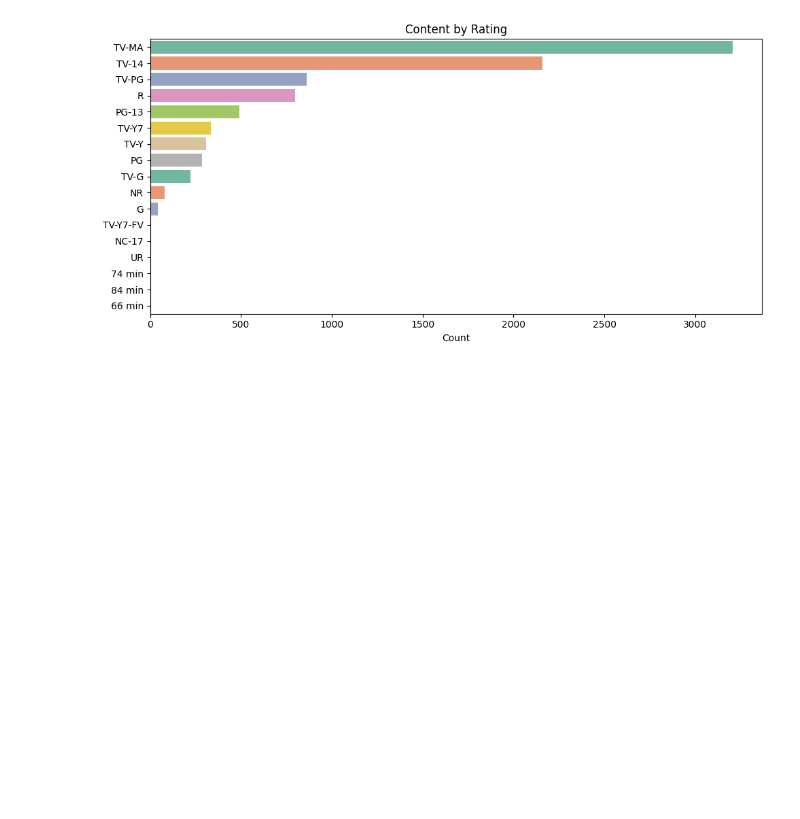
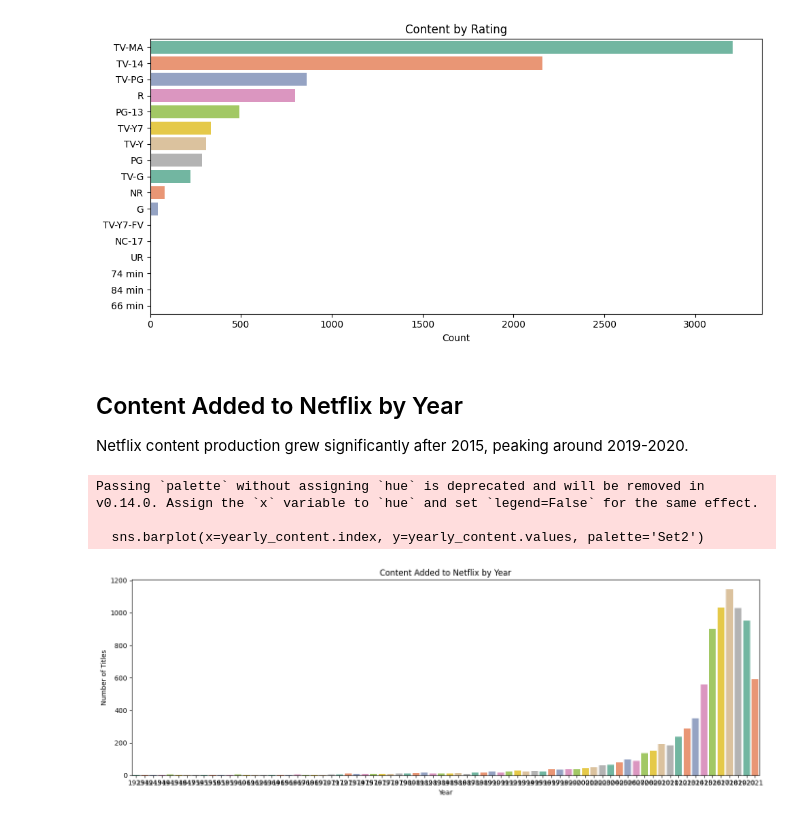
Before and after one commit to PolobeastYt/netflix-eda, a Jupyter notebook: netflix_eda.ipynb, the cells around one changed output. Cells and saved outputs as stored; diff of their text form; code cells hidden in the pictures; blank space fills up the shorter version.

Commit message:
Add yearly content analysis chart

```diff
--- a/netflix_eda.ipynb
+++ b/netflix_eda.ipynb
@@ -104,3 +104,20 @@ Passing `palette` without assigning `hue` is deprecated and will be removed in v
 
   sns.countplot(y='rating', data=df,
 [figure]
+# %% [markdown]
+## Content Added to Netflix by Year
+Netflix content production grew significantly after 2015, peaking around 2019-2020.
+# %%
+yearly_content =df['release_year'].value_counts().sort_index(ascending=True)
+plt.figure(figsize=(14,5))
+sns.barplot(x=yearly_content.index, y=yearly_content.values, palette='Set2')
+plt.title('Content Added to Netflix by Year')
+plt.xlabel('Year')
+plt.ylabel('Number of Titles')
+plt.tight_layout()
+plt.show()
+# %% [output]
+Passing `palette` without assigning `hue` is deprecated and will be removed in v0.14.0. Assign the `x` variable to `hue` and set `legend=False` for the same effect.
+
+  sns.barplot(x=yearly_content.index, y=yearly_content.values, palette='Set2')
+[figure, added]
```
